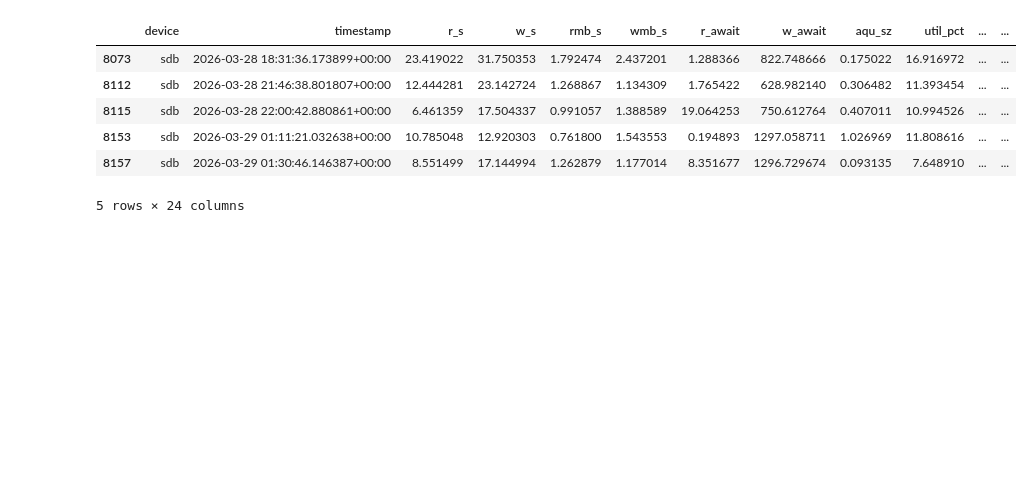
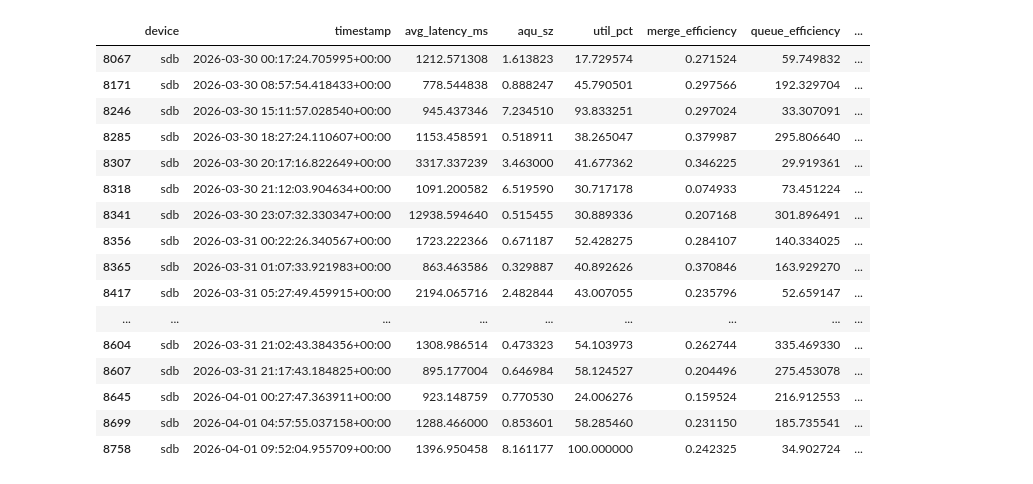
Before and after one commit to Rakesh9759/storage-telemetry-analytics-v3, a Jupyter notebook: notebooks/02_exploratory_io_analysis.ipynb, the cells around one changed output. Drawn from its saved outputs; the diff is of its cells as text; code cells hidden in the pictures; blank space fills up the shorter version.

```diff
--- a/notebooks/02_exploratory_io_analysis.ipynb
+++ b/notebooks/02_exploratory_io_analysis.ipynb
@@ -1,29 +1,16 @@
 # %%
-# Load PostgreSQL connection details from YAML and connect
+# Load curated metrics from PostgreSQL
 import pandas as pd
 import matplotlib.pyplot as plt
-import yaml
-from sqlalchemy import create_engine
-from urllib.parse import quote_plus
+import seaborn as sns
+from utils.notebook_helpers import get_postgres_engine
 
-# Load database config from YAML
-with open("../configs/database.yaml", "r") as f:
-    config = yaml.safe_load(f)
+engine, pg_conf = get_postgres_engine("../configs/database.yaml")
 
-pg_conf = config["database"]["postgres"]
-pg_user = quote_plus(pg_conf["user"])
-pg_password = quote_plus(pg_conf["password"])
-pg_host = pg_conf["host"]
-pg_port = pg_conf["port"]
-pg_db = pg_conf["db"]
+df = pd.read_sql_query("SELECT * FROM curated_device_metrics", engine)
+df["timestamp"] = pd.to_datetime(df["timestamp"], errors="coerce")
 
-conn_str = f"postgresql+psycopg2://{pg_user}:{pg_password}@{pg_host}:{pg_port}/{pg_db}"
-engine = create_engine(conn_str)
-
-#df = pd.read_sql_query("SELECT * FROM curated_device_metrics", engine)
-df = pd.read_sql_query("SELECT * FROM curated_device_metrics", engine)
-
-df["timestamp"] = pd.to_datetime(df["timestamp"])
-
+print("Connected to PostgreSQL:", pg_conf["host"], pg_conf["db"])
+print("rows:", len(df), "columns:", len(df.columns))
 df.head()
 # %% [output]
@@ -146,14 +188,35 @@ Name: total_iops, dtype: float64
 # %%
-high_latency = df[df["avg_latency_ms"] > df["avg_latency_ms"].quantile(0.99)]
-high_latency.head()
+threshold = df["avg_latency_ms"].quantile(0.99)
+high_latency = df[df["avg_latency_ms"] > threshold]
+high_latency[[
+    "device",
+    "timestamp",
+    "avg_latency_ms",
+    "aqu_sz",
+    "util_pct",
+    "merge_efficiency",
+    "queue_efficiency",
+    "iowait_pressure",
+    "workload_pattern",
+]].head(20)
 # %% [output]
-|  | device | timestamp | r_s | w_s | rmb_s | wmb_s | r_await | w_await | aqu_sz | util_pct | ... | ... |
-| 8073 | sdb | 2026-03-28 18:31:36.173899+00:00 | 23.419022 | 31.750353 | 1.792474 | 2.437201 | 1.288366 | 822.748666 | 0.175022 | 16.916972 | ... | ... |
-| 8112 | sdb | 2026-03-28 21:46:38.801807+00:00 | 12.444281 | 23.142724 | 1.268867 | 1.134309 | 1.765422 | 628.982140 | 0.306482 | 11.393454 | ... | ... |
-| 8115 | sdb | 2026-03-28 22:00:42.880861+00:00 | 6.461359 | 17.504337 | 0.991057 | 1.388589 | 19.064253 | 750.612764 | 0.407011 | 10.994526 | ... | ... |
-| 8153 | sdb | 2026-03-29 01:11:21.032638+00:00 | 10.785048 | 12.920303 | 0.761800 | 1.543553 | 0.194893 | 1297.058711 | 1.026969 | 11.808616 | ... | ... |
-| 8157 | sdb | 2026-03-29 01:30:46.146387+00:00 | 8.551499 | 17.144994 | 1.262879 | 1.177014 | 8.351677 | 1296.729674 | 0.093135 | 7.648910 | ... | ... |
+|  | device | timestamp | avg_latency_ms | aqu_sz | util_pct | merge_efficiency | queue_efficiency | ... |
+| 8067 | sdb | 2026-03-30 00:17:24.705995+00:00 | 1212.571308 | 1.613823 | 17.729574 | 0.271524 | 59.749832 | ... |
+| 8171 | sdb | 2026-03-30 08:57:54.418433+00:00 | 778.544838 | 0.888247 | 45.790501 | 0.297566 | 192.329704 | ... |
+| 8246 | sdb | 2026-03-30 15:11:57.028540+00:00 | 945.437346 | 7.234510 | 93.833251 | 0.297024 | 33.307091 | ... |
+| 8285 | sdb | 2026-03-30 18:27:24.110607+00:00 | 1153.458591 | 0.518911 | 38.265047 | 0.379987 | 295.806640 | ... |
+| 8307 | sdb | 2026-03-30 20:17:16.822649+00:00 | 3317.337239 | 3.463000 | 41.677362 | 0.346225 | 29.919361 | ... |
+| 8318 | sdb | 2026-03-30 21:12:03.904634+00:00 | 1091.200582 | 6.519590 | 30.717178 | 0.074933 | 73.451224 | ... |
+| 8341 | sdb | 2026-03-30 23:07:32.330347+00:00 | 12938.594640 | 0.515455 | 30.889336 | 0.207168 | 301.896491 | ... |
+| 8356 | sdb | 2026-03-31 00:22:26.340567+00:00 | 1723.222366 | 0.671187 | 52.428275 | 0.284107 | 140.334025 | ... |
+| 8365 | sdb | 2026-03-31 01:07:33.921983+00:00 | 863.463586 | 0.329887 | 40.892626 | 0.370846 | 163.929270 | ... |
+| 8417 | sdb | 2026-03-31 05:27:49.459915+00:00 | 2194.065716 | 2.482844 | 43.007055 | 0.235796 | 52.659147 | ... |
+| ... | ... | ... | ... | ... | ... | ... | ... | ... |
+| 8604 | sdb | 2026-03-31 21:02:43.384356+00:00 | 1308.986514 | 0.473323 | 54.103973 | 0.262744 | 335.469330 | ... |
+| 8607 | sdb | 2026-03-31 21:17:43.184825+00:00 | 895.177004 | 0.646984 | 58.124527 | 0.204496 | 275.453078 | ... |
+| 8645 | sdb | 2026-04-01 00:27:47.363911+00:00 | 923.148759 | 0.770530 | 24.006276 | 0.159524 | 216.912553 | ... |
+| 8699 | sdb | 2026-04-01 04:57:55.037158+00:00 | 1288.466000 | 0.853601 | 58.285460 | 0.231150 | 185.735541 | ... |
+| 8758 | sdb | 2026-04-01 09:52:04.955709+00:00 | 1396.950458 | 8.161177 | 100.000000 | 0.242325 | 34.902724 | ... |
-5 rows × 24 columns
 # %%
 df.sort_values("saturation_score", ascending=False).head(10)
 # %% [output]
```
Also changed, not shown: parts of 12 cells of this notebook, 9 other files.
